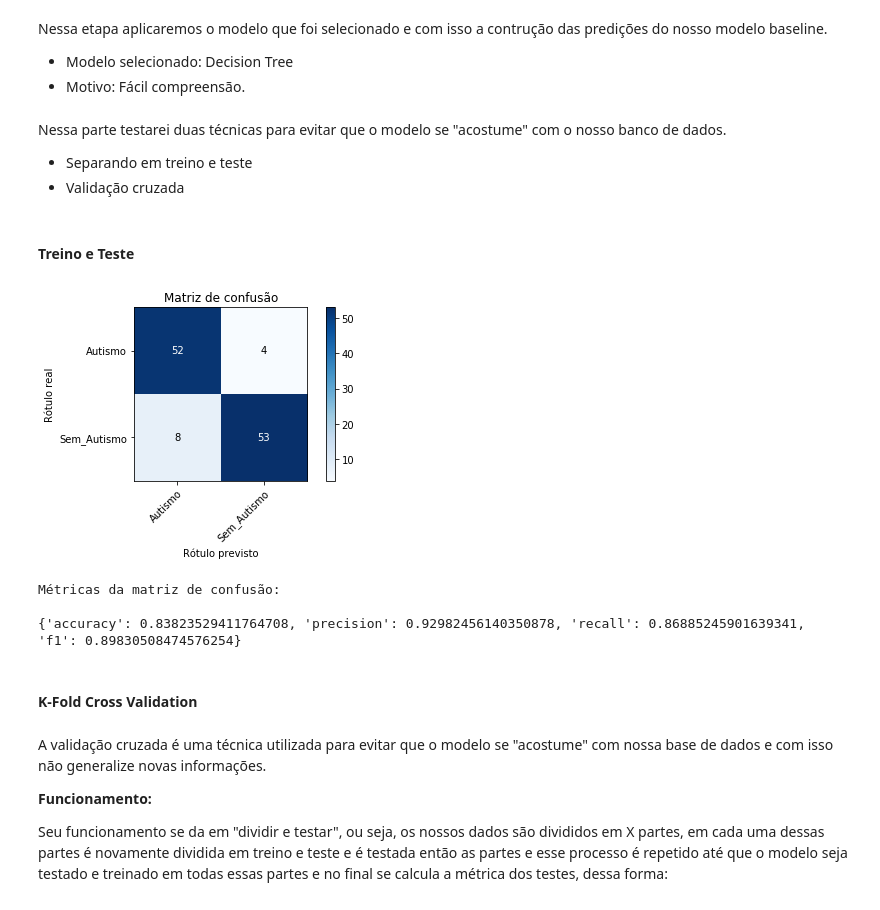
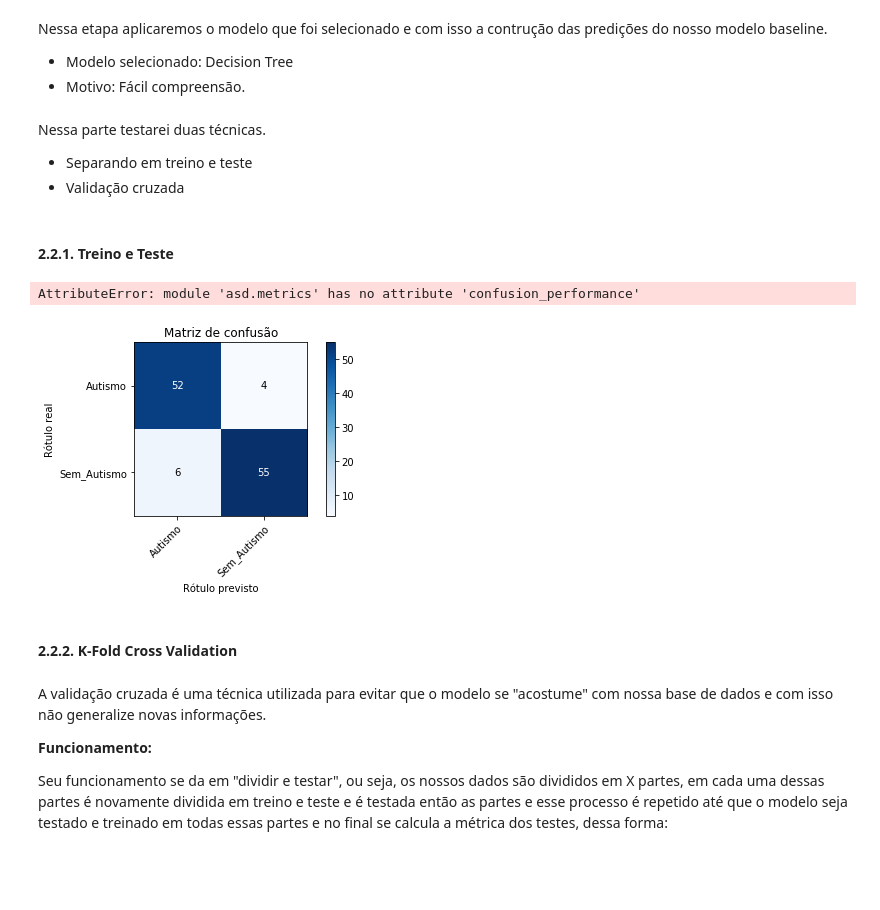
Before and after one commit to datascience-ufc/asd, a Jupyter notebook: analysis/modelo_baseline_matheus_frota.ipynb, the cells around one changed output. Cells and saved outputs as stored; diff of their text form; code cells hidden in the pictures; blank space fills up the shorter version.

Commit message:
Reformulando esqueleto visual do modelo, implementando feature importance e ajeitando alguns erros ortograficos

```diff
--- a/analysis/modelo_baseline_matheus_frota.ipynb
+++ b/analysis/modelo_baseline_matheus_frota.ipynb
@@ -123,12 +132,12 @@ Nessa etapa aplicaremos o modelo que foi selecionado e com isso a contrução da
 
 baseline = tree.DecisionTreeClassifier()
 # %% [markdown]
-Nessa parte testarei duas técnicas para evitar que o modelo se "acostume" com o nosso banco de dados.
+Nessa parte testarei duas técnicas.
 
 * Separando em treino e teste
 * Validação cruzada
 # %% [markdown]
-#### Treino e Teste
+#### 2.2.1. Treino e Teste <a id = "tt"></a>
 # %%
 # Separando em treino e teste
 x_train,x_test,y_train,y_test = train_test_split(X,Y,
@@ -142,19 +151,16 @@ results = test1.predict(x_test)
 # %%
 # Informações do modelo
 plot_confusion_matrix(y_test,results)
-metrics1 = metrics.confusion_metrics(y_test,results)
+metrics1 = metrics.confusion_performance(y_test,results)
 plt.show()
 # %% [output]
+AttributeError: module 'asd.metrics' has no attribute 'confusion_performance'
-[figure, old version]
+[figure, new version]
 # %%
 print("Métricas da matriz de confusão: \n")
 print(metrics1)
-# %% [output]
-Métricas da matriz de confusão:
-
-{'accuracy': 0.83823529411764708, 'precision': 0.92982456140350878, 'recall': 0.86885245901639341, 'f1': 0.89830508474576254}
 # %% [markdown]
-#### K-Fold Cross Validation
+#### 2.2.2. K-Fold Cross Validation <a id = "cv"></a>
 # %% [markdown]
 A validação cruzada é uma técnica utilizada para evitar que o modelo se "acostume" com nossa base de dados e com isso não generalize novas informações.
 
```
Also changed, not shown: parts of 10 cells of this notebook.
